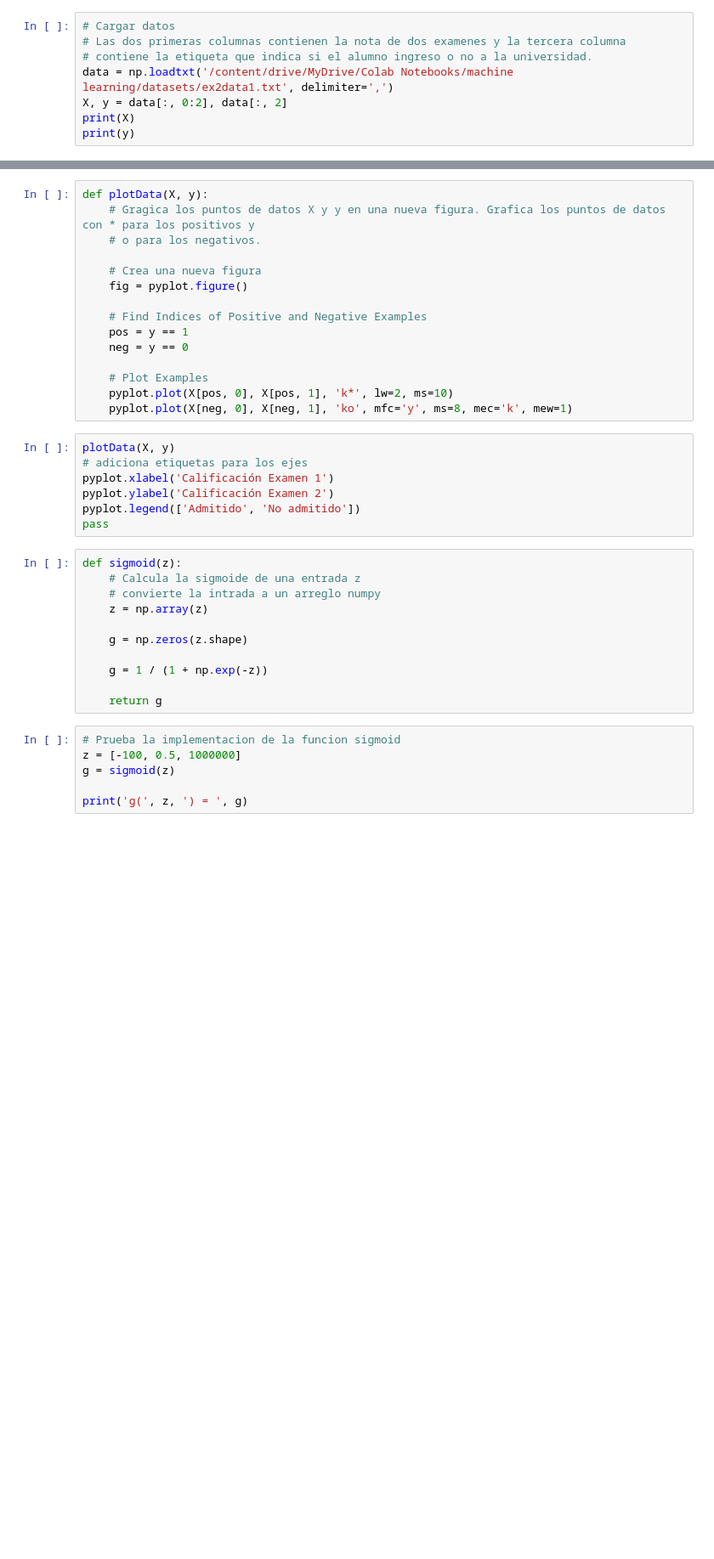
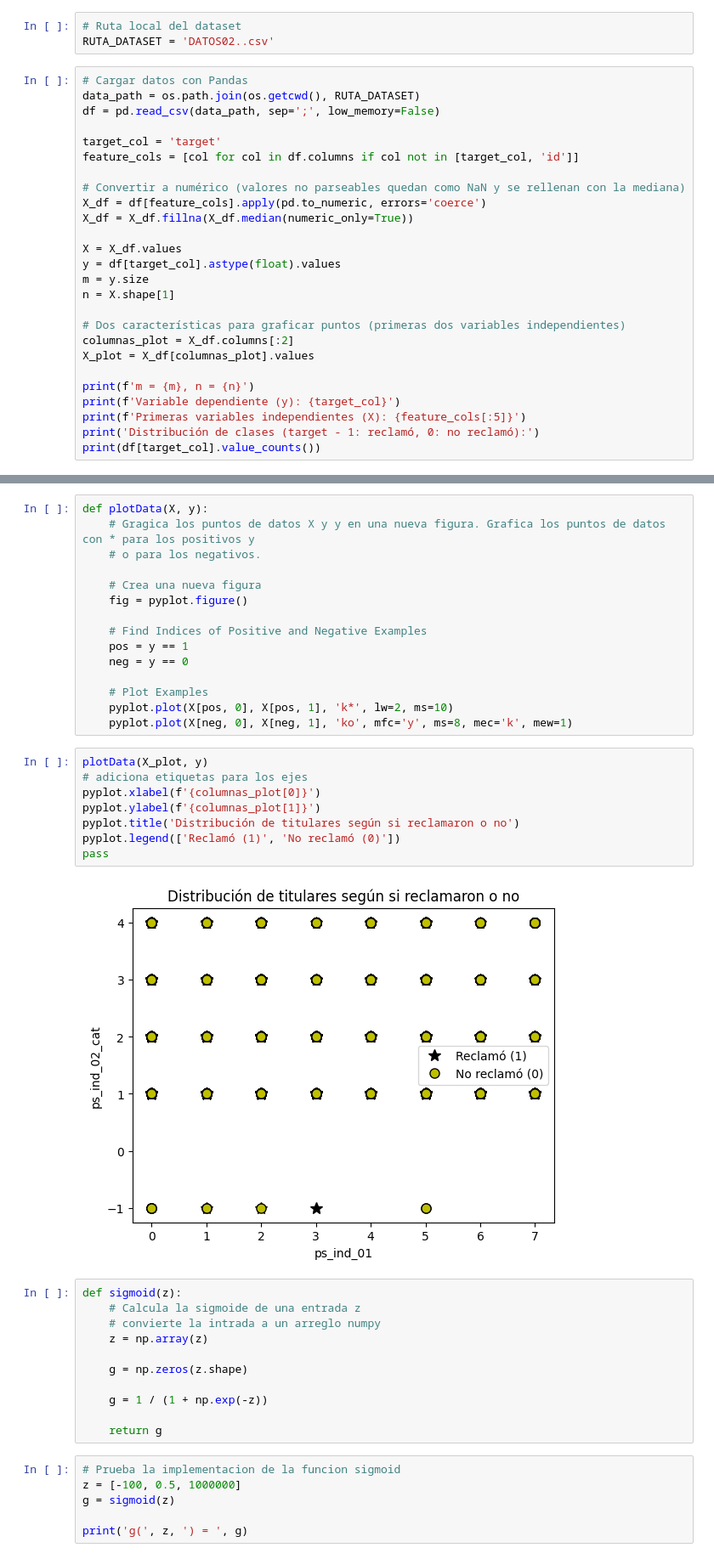
Before and after one commit to Xinger28/Inteligencia-Artificial, a Jupyter notebook: Laboratorios/Regresion_Logistica.ipynb, the cells around one changed output, grey strips where cells are left out. Shown at 85% size. Cells and saved outputs as stored; diff of their text form; blank space fills up the shorter version.

Commit message:
Se concluyo el codigo para la regresion logistica

```diff
--- a/Laboratorios/Regresion_Logistica.ipynb
+++ b/Laboratorios/Regresion_Logistica.ipynb
@@ -16,11 +30,32 @@ from scipy import optimize
 
 # le dice a matplotlib que incruste gráficos en el cuaderno
 %matplotlib inline
+# %%
+# Ruta local del dataset
+RUTA_DATASET = 'DATOS02..csv'
 # %%
-# Cargar datos
-# Las dos primeras columnas contienen la nota de dos examenes y la tercera columna
-# contiene la etiqueta que indica si el alumno ingreso o no a la universidad.
-data = np.loadtxt('/content/drive/MyDrive/Colab Notebooks/machine learning/datasets/ex2data1.txt', delimiter=',')
-X, y = data[:, 0:2], data[:, 2]
-print(X)
-print(y)
+# Cargar datos con Pandas
+data_path = os.path.join(os.getcwd(), RUTA_DATASET)
+df = pd.read_csv(data_path, sep=';', low_memory=False)
+
+target_col = 'target'
+feature_cols = [col for col in df.columns if col not in [target_col, 'id']]
+
+# Convertir a numérico (valores no parseables quedan como NaN y se rellenan con la mediana)
+X_df = df[feature_cols].apply(pd.to_numeric, errors='coerce')
+X_df = X_df.fillna(X_df.median(numeric_only=True))
+
+X = X_df.values
+y = df[target_col].astype(float).values
+m = y.size
+n = X.shape[1]
+
+# Dos características para graficar puntos (primeras dos variables independientes)
+columnas_plot = X_df.columns[:2]
+X_plot = X_df[columnas_plot].values
+
+print(f'm = {m}, n = {n}')
+print(f'Variable dependiente (y): {target_col}')
+print(f'Primeras variables independientes (X): {feature_cols[:5]}')
+print('Distribución de clases (target - 1: reclamó, 0: no reclamó):')
+print(df[target_col].value_counts())
@@ -40,12 +90,15 @@ def plotData(X, y):
     pyplot.plot(X[pos, 0], X[pos, 1], 'k*', lw=2, ms=10)
     pyplot.plot(X[neg, 0], X[neg, 1], 'ko', mfc='y', ms=8, mec='k', mew=1)
 # %%
-plotData(X, y)
+plotData(X_plot, y)
 # adiciona etiquetas para los ejes
-pyplot.xlabel('Calificación Examen 1')
-pyplot.ylabel('Calificación Examen 2')
-pyplot.legend(['Admitido', 'No admitido'])
+pyplot.xlabel(f'{columnas_plot[0]}')
+pyplot.ylabel(f'{columnas_plot[1]}')
+pyplot.title('Distribución de titulares según si reclamaron o no')
+pyplot.legend(['Reclamó (1)', 'No reclamó (0)'])
 pass
+# %% [output]
+[figure, added]
 # %%
 def sigmoid(z):
     # Calcula la sigmoide de una entrada z
```
Also changed, not shown: parts of 18 cells of this notebook.
